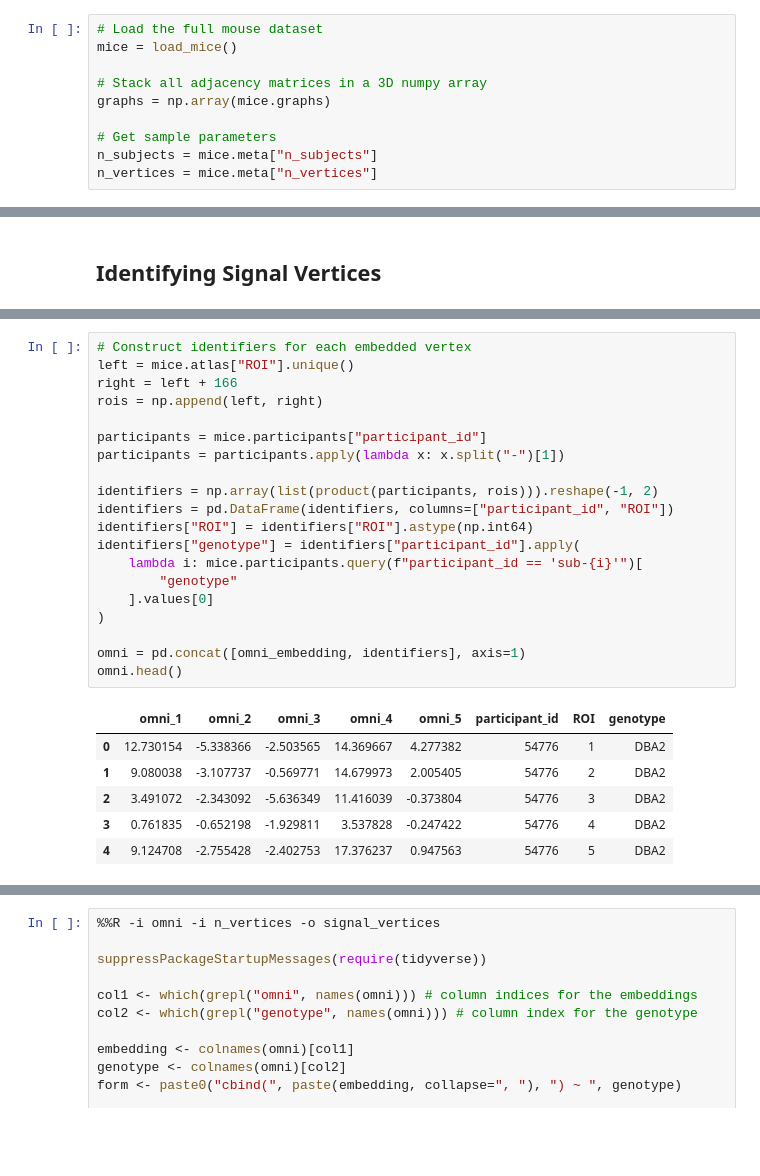
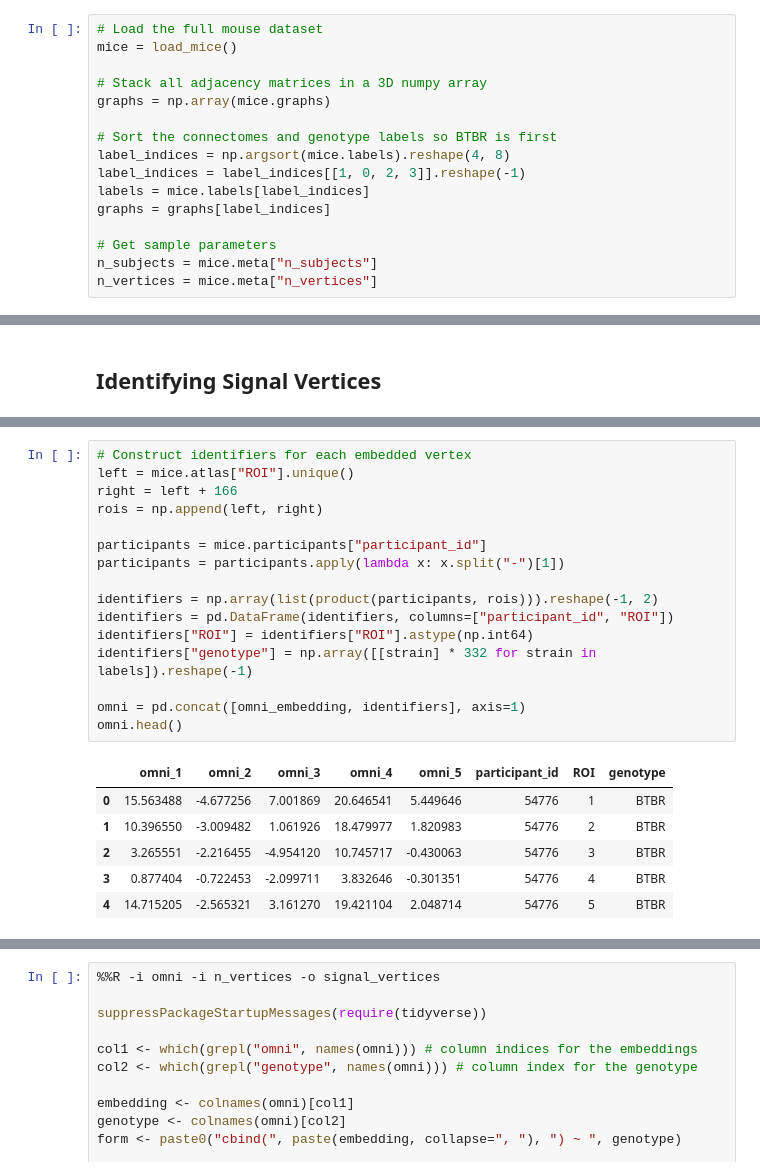
Before and after one commit to neurodata/MCC, a Jupyter notebook: 4-strong-signal-components/identifying_signal_components.ipynb, the cells around one changed output, grey strips where cells are left out. Drawn from its saved outputs; the diff is of its cells as text; blank space fills up the shorter version.

```diff
--- a/4-strong-signal-components/identifying_signal_components.ipynb
+++ b/4-strong-signal-components/identifying_signal_components.ipynb
@@ -19,6 +20,12 @@ mice = load_mice()
 # Stack all adjacency matrices in a 3D numpy array
 graphs = np.array(mice.graphs)
 
+# Sort the connectomes and genotype labels so BTBR is first
+label_indices = np.argsort(mice.labels).reshape(4, 8)
+label_indices = label_indices[[1, 0, 2, 3]].reshape(-1)
+labels = mice.labels[label_indices]
+graphs = graphs[label_indices]
+
 # Get sample parameters
 n_subjects = mice.meta["n_subjects"]
 n_vertices = mice.meta["n_vertices"]
@@ -154,30 +170,26 @@ Omnibus embedding shape is (10624, 5)
 # %%
 # Construct identifiers for each embedded vertex
 left = mice.atlas["ROI"].unique()
 right = left + 166
 rois = np.append(left, right)
 
 participants = mice.participants["participant_id"]
 participants = participants.apply(lambda x: x.split("-")[1])
 
 identifiers = np.array(list(product(participants, rois))).reshape(-1, 2)
 identifiers = pd.DataFrame(identifiers, columns=["participant_id", "ROI"])
 identifiers["ROI"] = identifiers["ROI"].astype(np.int64)
-identifiers["genotype"] = identifiers["participant_id"].apply(
-    lambda i: mice.participants.query(f"participant_id == 'sub-{i}'")[
-        "genotype"
-    ].values[0]
-)
+identifiers["genotype"] = np.array([[strain] * 332 for strain in labels]).reshape(-1)
 
 omni = pd.concat([omni_embedding, identifiers], axis=1)
 omni.head()
 # %% [output]
 |  | omni_1 | omni_2 | omni_3 | omni_4 | omni_5 | participant_id | ROI | genotype |
-| 0 | 12.730154 | -5.338366 | -2.503565 | 14.369667 | 4.277382 | 54776 | 1 | DBA2 |
-| 1 | 9.080038 | -3.107737 | -0.569771 | 14.679973 | 2.005405 | 54776 | 2 | DBA2 |
-| 2 | 3.491072 | -2.343092 | -5.636349 | 11.416039 | -0.373804 | 54776 | 3 | DBA2 |
-| 3 | 0.761835 | -0.652198 | -1.929811 | 3.537828 | -0.247422 | 54776 | 4 | DBA2 |
-| 4 | 9.124708 | -2.755428 | -2.402753 | 17.376237 | 0.947563 | 54776 | 5 | DBA2 |
+| 0 | 15.563488 | -4.677256 | 7.001869 | 20.646541 | 5.449646 | 54776 | 1 | BTBR |
+| 1 | 10.396550 | -3.009482 | 1.061926 | 18.479977 | 1.820983 | 54776 | 2 | BTBR |
+| 2 | 3.265551 | -2.216455 | -4.954120 | 10.745717 | -0.430063 | 54776 | 3 | BTBR |
+| 3 | 0.877404 | -0.722453 | -2.099711 | 3.832646 | -0.301351 | 54776 | 4 | BTBR |
+| 4 | 14.715205 | -2.565321 | 3.161270 | 19.421104 | 2.048714 | 54776 | 5 | BTBR |
 [interactive output not drawn]
 # %%
 %%R -i omni -i n_vertices -o signal_vertices
```
Also changed, not shown: parts of 8 cells of this notebook, 4 other files.
